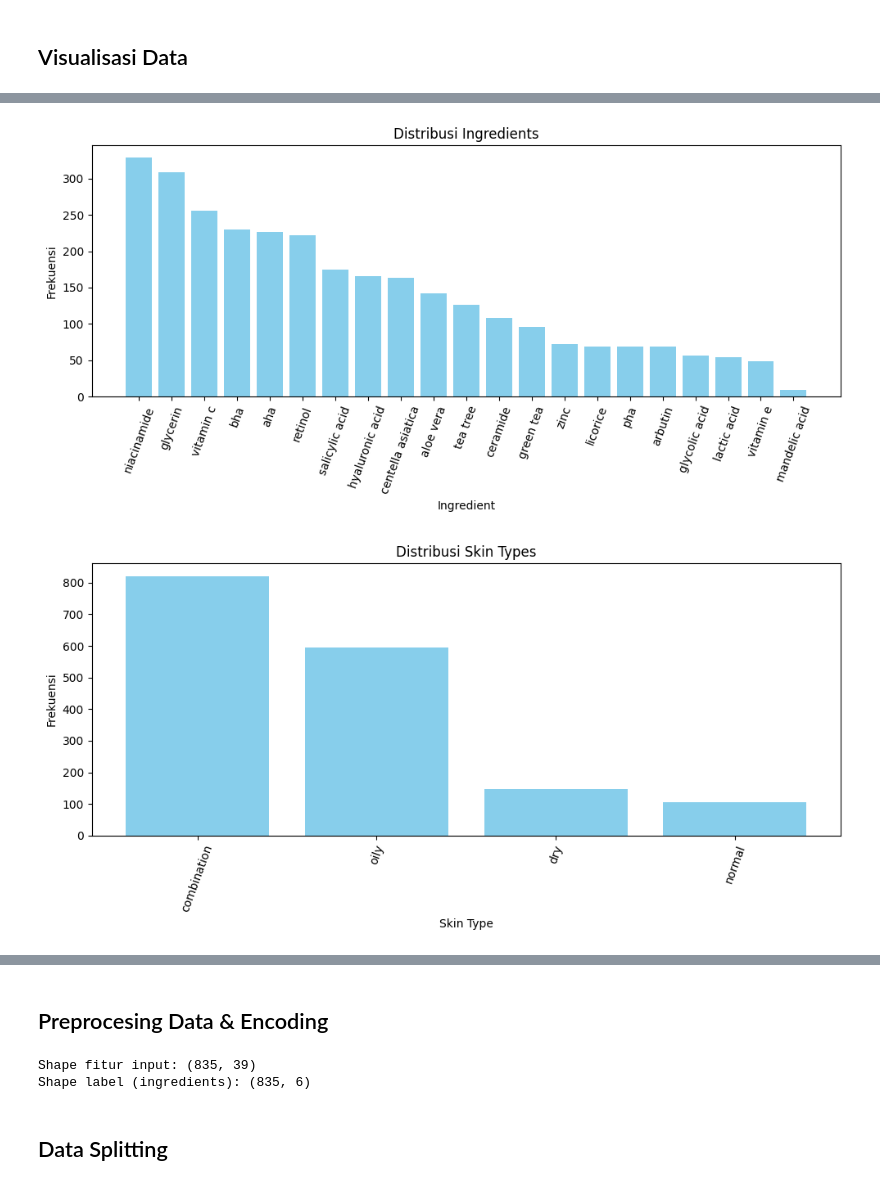
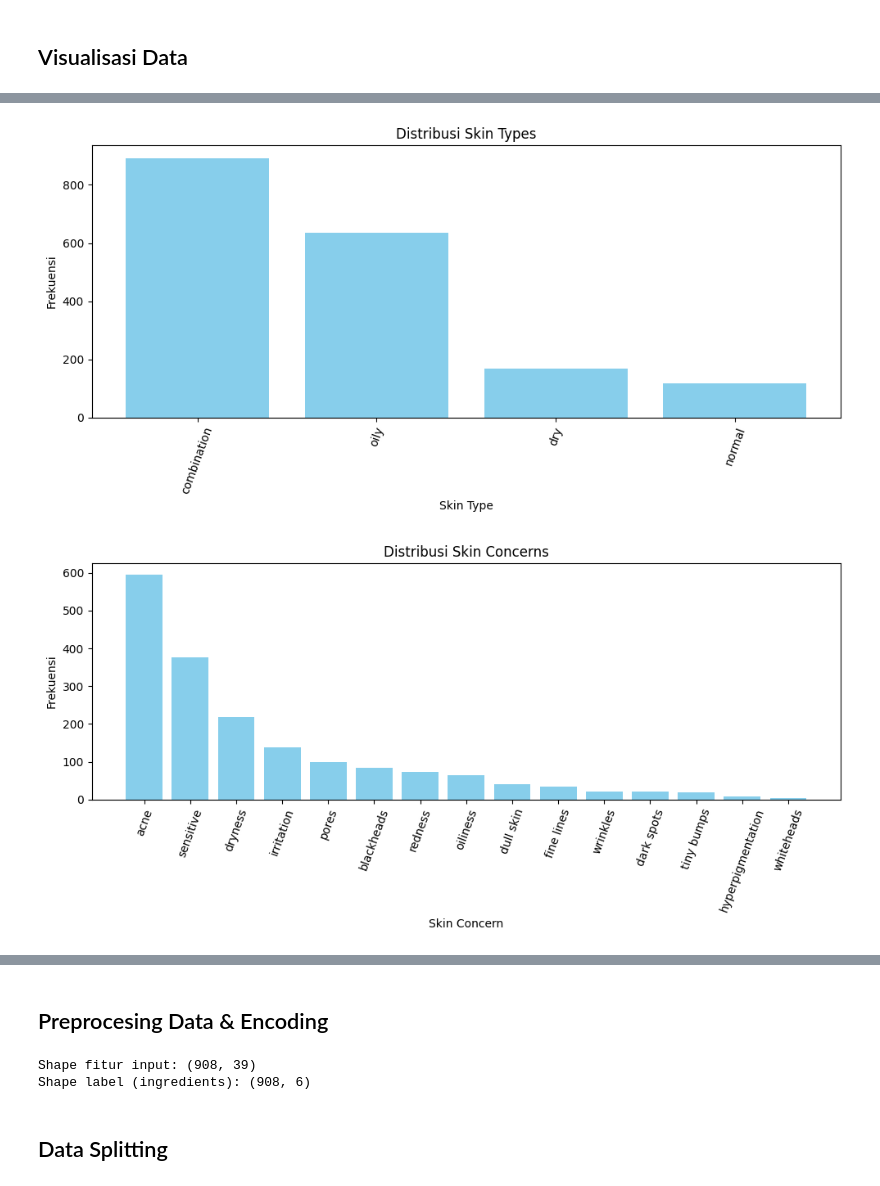
Before and after one commit to jasmeinalbr/Skinthesia-Model, a Jupyter notebook: notebooks/multi_label_classif_modeling copy 2.ipynb, the cells around one changed output, grey strips where cells are left out. Drawn from its saved outputs; the diff is of its cells as text; code cells hidden in the pictures.

```diff
--- a/notebooks/multi_label_classif_modeling copy 2.ipynb
+++ b/notebooks/multi_label_classif_modeling copy 2.ipynb
@@ -43,6 +88,6 @@ df.head()
 ## Data Selection
 # %%
 # Mengambil kolom yang relevan
-df = df[['skin_type','skin_concern','skin_goal','ingredients', 'ingredient_category']]
+df = df[['skin_type','skin_concern','skin_goal','ingredient_category']]
 df.head()
 # %% [output]
@@ -178,0 +206,5 @@ df_cleaned.head()
+# %%
+# Hapus baris yang nan atau kosong di kolom ingredients category
+df_cleaned = df.dropna(subset=['ingredient_category'])
+
+df_cleaned.head()
@@ -312,7 +324,6 @@ def plot_distribution(data, title, xlabel, ylabel):
     plt.show()
 
 plot_distribution(all_ingredients_category, 'Distribusi Ingredient Categories', 'Ingredient Category', 'Frekuensi')
-plot_distribution(all_ingredients, 'Distribusi Ingredients', 'Ingredient', 'Frekuensi')
 plot_distribution(all_skin_types, 'Distribusi Skin Types', 'Skin Type', 'Frekuensi')
 plot_distribution(all_skin_concerns, 'Distribusi Skin Concerns', 'Skin Concern', 'Frekuensi')
 plot_distribution(all_skin_goals, 'Distribusi Skin Goals', 'Skin Goal', 'Frekuensi')
@@ -321,2 +332,2 @@ plot_distribution(all_skin_goals, 'Distribusi Skin Goals', 'Skin Goal', 'Frekuen
-[figure, old version]
+[figure, new version]
-[figure, old version]
+[figure, new version]
@@ -329,25 +339,22 @@ plot_distribution(all_skin_goals, 'Distribusi Skin Goals', 'Skin Goal', 'Frekuen
 mlb_skin_type = MultiLabelBinarizer()
 mlb_skin_concern = MultiLabelBinarizer()
 mlb_skin_goal = MultiLabelBinarizer()
-mlb_ingredients = MultiLabelBinarizer()
 mlb_ingredients_category = MultiLabelBinarizer()
 
 # Fit-transform fitur input dan label (ubah jadi multi-hot vectors)
 X_skin_type = mlb_skin_type.fit_transform(df_cleaned['skin_type'])
 X_skin_concern = mlb_skin_concern.fit_transform(df_cleaned['skin_concern'])
 X_skin_goal = mlb_skin_goal.fit_transform(df_cleaned['skin_goal'])
-# X_ingredients = mlb_ingredients.fit_transform(df_cleaned['ingredients'])
 Y_ingredient_category = mlb_ingredients_category.fit_transform(df_cleaned['ingredient_category'])
 
 # Gabungkan semua fitur input jadi satu matriks fitur
-# X = np.hstack([X_skin_type, X_skin_concern, X_skin_goal, X_ingredients])
 X = np.hstack([X_skin_type, X_skin_concern, X_skin_goal])
 
 print("Shape fitur input:", X.shape)
 print("Shape label (ingredients):", Y_ingredient_category.shape)
 # %% [output]
-Shape fitur input: (835, 39)
-Shape label (ingredients): (835, 6)
+Shape fitur input: (908, 39)
+Shape label (ingredients): (908, 6)
 # %% [markdown]
 ## Data Splitting
 # %%
```
Also changed, not shown: parts of 30 cells of this notebook, 4 other files.
